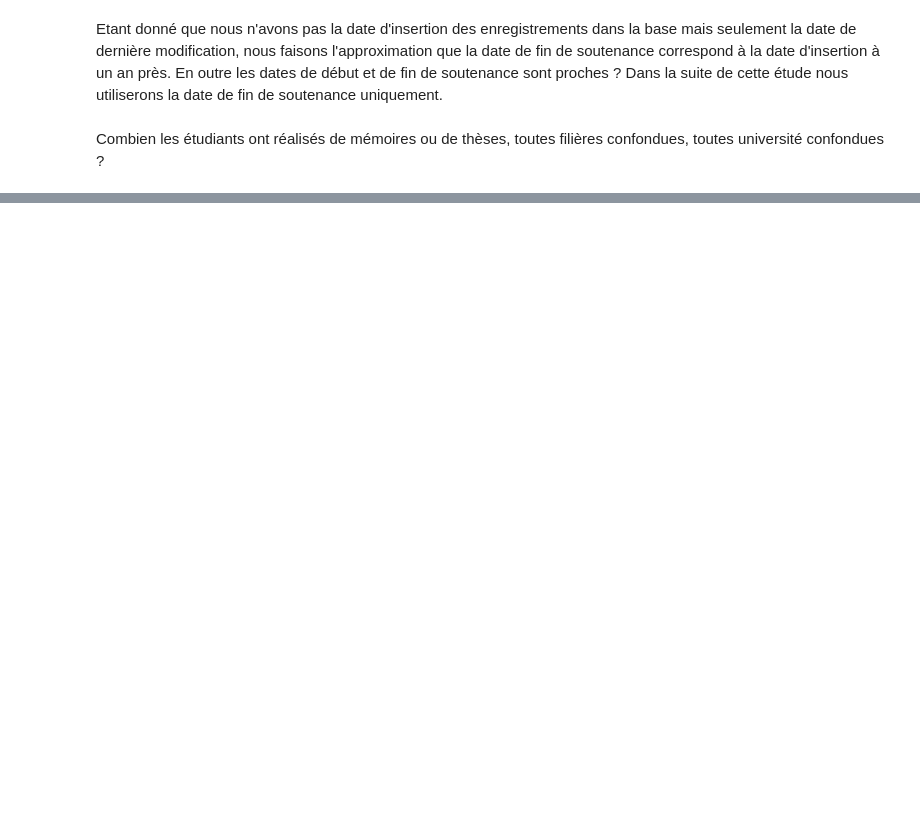
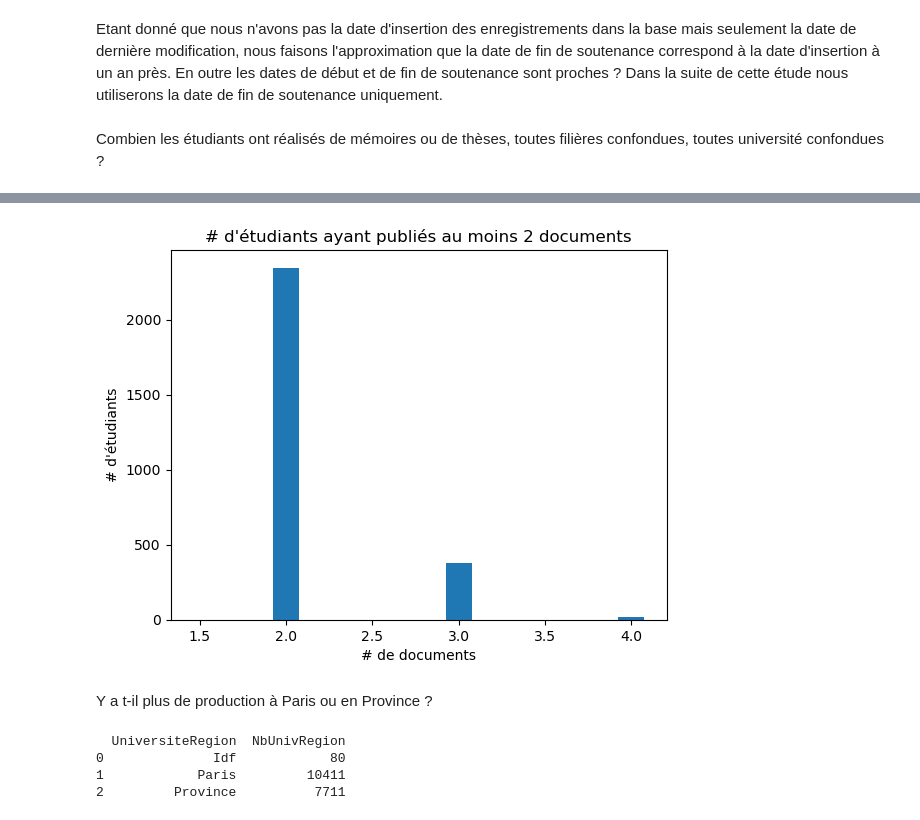
Before and after one commit to RMorana/DU_Data, a Jupyter notebook: trhaa.ipynb, the cells around one changed output, grey strips where cells are left out. Saved outputs shown, nothing was run; the diff lists cells and outputs as text; code cells hidden in the pictures; blank space fills up the shorter version.

```diff
--- a/trhaa.ipynb
+++ b/trhaa.ipynb
@@ -665,5 +682,11 @@ df_trhaa_initial["NbDocParEtudiant"] = 0
 
 # afficher la distribution des # de documents (mémoires & thèses) par étudiant si >=2
 df3 = df_trhaa_initial[["AuteurPrincipal","Illustration"]].groupby(["AuteurPrincipal"]).count().sort_values("Illustration",ascending=False).reset_index()
-print(df3[df3["Illustration"]>=2])
+df3.rename(columns={'Illustration':'NbDeDocs'},inplace=True)
+print(df3[df3["NbDeDocs"]>=2])
+print("Nb de doc = 1, ", df3[df3["NbDeDocs"]==1]["NbDeDocs"].count())
+print("Nb de doc = 2, ", df3[df3["NbDeDocs"]==2]["NbDeDocs"].count())
+print("Nb de doc = 3, ", df3[df3["NbDeDocs"]==3]["NbDeDocs"].count())
+print("Nb de doc = 4, ", df3[df3["NbDeDocs"]==4]["NbDeDocs"].count())
+print("Nb de doc = 5, ", df3[df3["NbDeDocs"]==5]["NbDeDocs"].count())
 # %% [output]
@@ -683,0 +712,52 @@ print(df3[df3["Illustration"]>=2])
+# %%
+# Afficher la distribution du nombre de documents
+fig,ax = plt.subplots()
+bins=(1.5,2,3,4,5)
+#df_trhaa_grouped.scatterplot( df_trhaa_grouped["dtModifieLe"], df_trhaa_grouped["nb_documents"])
+#print(df3.describe())
+ax.hist(df3[df3["NbDeDocs"]>=2]["NbDeDocs"],bins=bins, align="left",rwidth=0.15)
+plt.title("# d'étudiants ayant publiés au moins 2 documents")
+plt.xlabel("# de documents")
+plt.ylabel("# d'étudiants")
+plt.show()
+# %% [output]
+[figure, added]
+# %% [markdown]
+Y a t-il plus de production à Paris ou en Province ?
+# %%
+# ajout d'une colonne Paris / Province
+df_trhaa_initial["UniversiteRegion"] = "Province"
+
+#
+df_trhaa_initial.loc[df_trhaa_initial["UniversitesDeSoutenancePrincipale"] == "Université Panthéon-Sorbonne - Paris I", "UniversiteRegion"] = "Paris"
+df_trhaa_initial.loc[df_trhaa_initial["UniversitesDeSoutenancePrincipale"] == "Université Paris-Sorbonne - Paris IV", "UniversiteRegion"] = "Paris"
+df_trhaa_initial.loc[df_trhaa_initial["UniversitesDeSoutenancePrincipale"] == "Ecole du Louvre", "UniversiteRegion"] = "Paris"
+df_trhaa_initial.loc[df_trhaa_initial["UniversitesDeSoutenancePrincipale"] == "Université Paris-Nanterre", "UniversiteRegion"] = "Paris"
+df_trhaa_initial.loc[df_trhaa_initial["UniversitesDeSoutenancePrincipale"] == "Ecole pratique des hautes études", "UniversiteRegion"] = "Paris"
+df_trhaa_initial.loc[df_trhaa_initial["UniversitesDeSoutenancePrincipale"] == "Ecole des hautes études en sciences sociales", "UniversiteRegion"] = "Paris"
+df_trhaa_initial.loc[df_trhaa_initial["UniversitesDeSoutenancePrincipale"] == "Sorbonne Université", "UniversiteRegion"] = "Paris"
+df_trhaa_initial.loc[df_trhaa_initial["UniversitesDeSoutenancePrincipale"] == "Université de Versailles-Saint-Quentin-en-Yvelines", "UniversiteRegion"] = "Idf"
+df_trhaa_initial.loc[df_trhaa_initial["UniversitesDeSoutenancePrincipale"] == "Université Paris-Diderot - Paris VII", "UniversiteRegion"] = "Paris"
+df_trhaa_initial.loc[df_trhaa_initial["UniversitesDeSoutenancePrincipale"] == "Université Vincennes-Saint-Denis - Paris VIII", "UniversiteRegion"] = "Idf"
+df_trhaa_initial.loc[df_trhaa_initial["UniversitesDeSoutenancePrincipale"] == "Université Sorbonne-Nouvelle - Paris III", "UniversiteRegion"] = "Paris"
+df_trhaa_initial.loc[df_trhaa_initial["UniversitesDeSoutenancePrincipale"] == "Institut d'études politiques de Paris", "UniversiteRegion"] = "Paris"
+df_trhaa_initial.loc[df_trhaa_initial["UniversitesDeSoutenancePrincipale"] == "Ecole pratique des hautes études - PSL", "UniversiteRegion"] = "Paris"
+df_trhaa_initial.loc[df_trhaa_initial["UniversitesDeSoutenancePrincipale"] == "Ecole normale supérieure", "UniversiteRegion"] = "Paris"
+df_trhaa_initial.loc[df_trhaa_initial["UniversitesDeSoutenancePrincipale"] == "Université de Cergy-Pontoise", "UniversiteRegion"] = "Idf"
+df_trhaa_initial.loc[df_trhaa_initial["UniversitesDeSoutenancePrincipale"] == "Institut Catholique de Paris", "UniversiteRegion"] = "Paris"
+df_trhaa_initial.loc[df_trhaa_initial["UniversitesDeSoutenancePrincipale"] == "Université de Paris", "UniversiteRegion"] = "Paris"
+df_trhaa_initial.loc[df_trhaa_initial["UniversitesDeSoutenancePrincipale"] == "Ecole nationale supérieure d'architecture de Paris-Belleville", "UniversiteRegion"] = "Paris"
+df_trhaa_initial.loc[df_trhaa_initial["UniversitesDeSoutenancePrincipale"] == "Ecole nationale supérieure d'architecture de Paris-Malaquais", "UniversiteRegion"] = "Paris"
+df_trhaa_initial.loc[df_trhaa_initial["UniversitesDeSoutenancePrincipale"] == "Ecole nationale supérieure d'architecture de Paris-Est", "UniversiteRegion"] = "Idf"
+df_trhaa_initial.loc[df_trhaa_initial["UniversitesDeSoutenancePrincipale"] == "Ecole nationale supérieure d'architecture de Paris-Val de Seine", "UniversiteRegion"] = "Paris"
+df_trhaa_initial.loc[df_trhaa_initial["UniversitesDeSoutenancePrincipale"] == "Ecole nationale supérieure d'architecture de Versailles", "UniversiteRegion"] = "Idf"
+df_trhaa_initial.loc[df_trhaa_initial["UniversitesDeSoutenancePrincipale"] == "Ecole nationale supérieure d'architecture de Paris-La Villette", "UniversiteRegion"] = "Paris"
+
+df_grouped_ur = df_trhaa_initial.groupby("UniversiteRegion").count().reset_index()
+df_grouped_ur.rename(columns={"Illustration":"NbUnivRegion"}, inplace=True)
+print(df_grouped_ur[["UniversiteRegion","NbUnivRegion"]])
+# %% [output]
+  UniversiteRegion  NbUnivRegion
+0              Idf            80
+1            Paris         10411
+2         Province          7711
```
Also changed, not shown: parts of 12 cells of this notebook.
